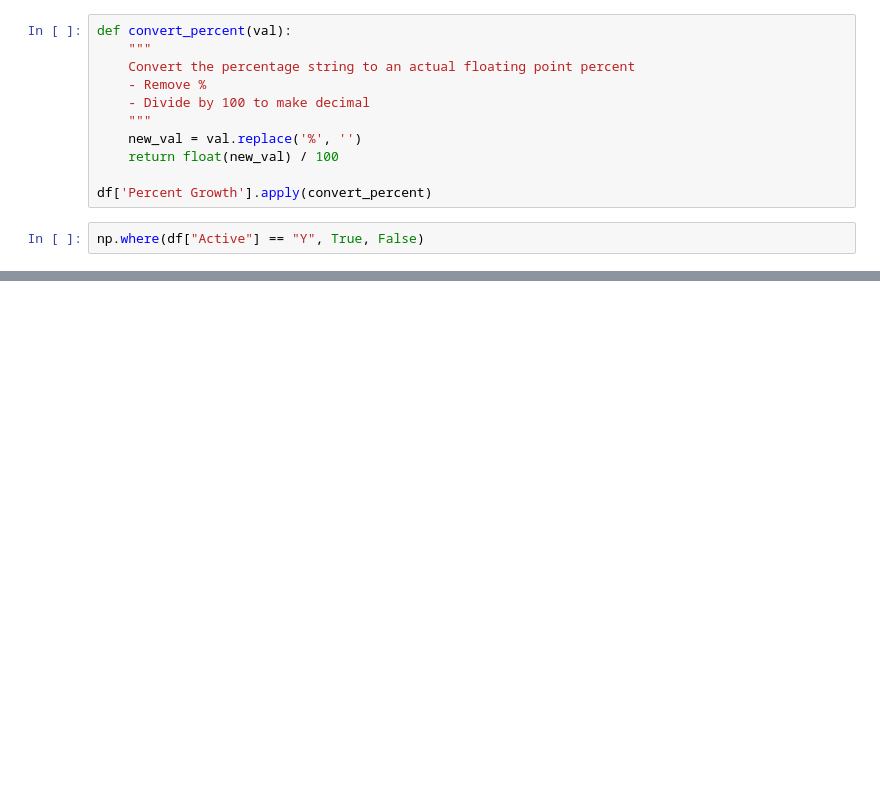
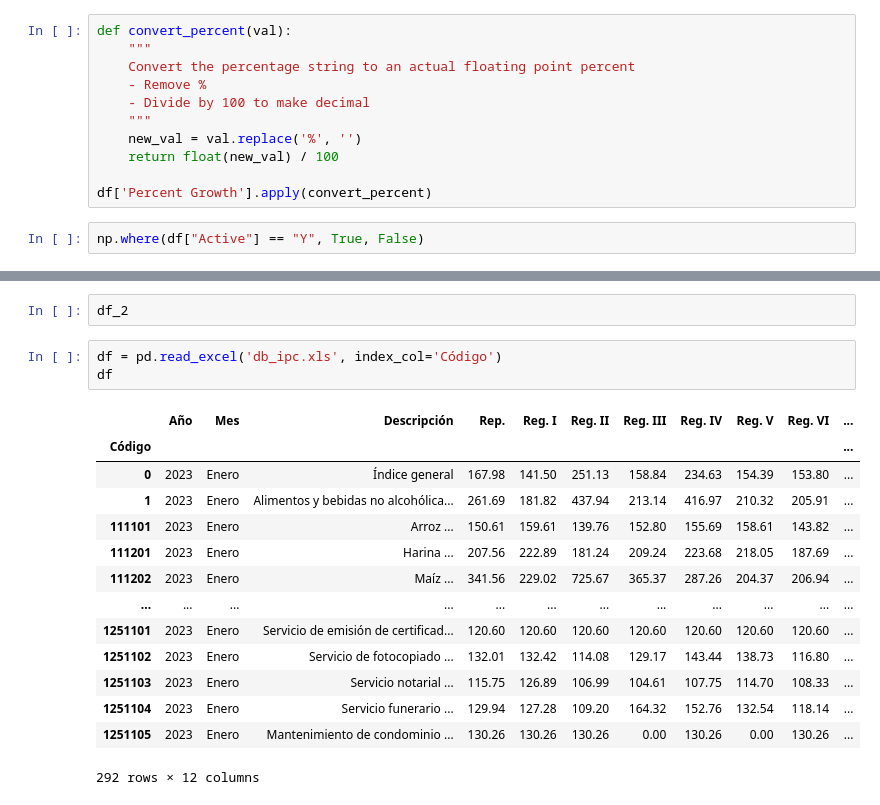
Before and after one commit to 1u1s4/INE_curso_pandas, a Jupyter notebook: Untitled-1.ipynb, the cells around one changed output, grey strips where cells are left out. Drawn from its saved outputs; the diff is of its cells as text; blank space fills up the shorter version.

```diff
--- a/Untitled-1.ipynb
+++ b/Untitled-1.ipynb
@@ -64,0 +63,20 @@ df["Customer Name"].memory_usage()
+# %%
+df_2
+# %%
+df = pd.read_excel('db_ipc.xls', index_col='Código')
+df
+# %% [output]
+|  | Año | Mes | Descripción | Rep. | Reg. I | Reg. II | Reg. III | Reg. IV | Reg. V | Reg. VI | ... |
+| Código |  |  |  |  |  |  |  |  |  |  | ... |
+| 0 | 2023 | Enero | Índice general | 167.98 | 141.50 | 251.13 | 158.84 | 234.63 | 154.39 | 153.80 | ... |
+| 1 | 2023 | Enero | Alimentos y bebidas no alcohólica... | 261.69 | 181.82 | 437.94 | 213.14 | 416.97 | 210.32 | 205.91 | ... |
+| 111101 | 2023 | Enero | Arroz ... | 150.61 | 159.61 | 139.76 | 152.80 | 155.69 | 158.61 | 143.82 | ... |
+| 111201 | 2023 | Enero | Harina ... | 207.56 | 222.89 | 181.24 | 209.24 | 223.68 | 218.05 | 187.69 | ... |
+| 111202 | 2023 | Enero | Maíz ... | 341.56 | 229.02 | 725.67 | 365.37 | 287.26 | 204.37 | 206.94 | ... |
+| ... | ... | ... | ... | ... | ... | ... | ... | ... | ... | ... | ... |
+| 1251101 | 2023 | Enero | Servicio de emisión de certificad... | 120.60 | 120.60 | 120.60 | 120.60 | 120.60 | 120.60 | 120.60 | ... |
+| 1251102 | 2023 | Enero | Servicio de fotocopiado ... | 132.01 | 132.42 | 114.08 | 129.17 | 143.44 | 138.73 | 116.80 | ... |
+| 1251103 | 2023 | Enero | Servicio notarial ... | 115.75 | 126.89 | 106.99 | 104.61 | 107.75 | 114.70 | 108.33 | ... |
+| 1251104 | 2023 | Enero | Servicio funerario ... | 129.94 | 127.28 | 109.20 | 164.32 | 152.76 | 132.54 | 118.14 | ... |
+| 1251105 | 2023 | Enero | Mantenimiento de condominio ... | 130.26 | 130.26 | 130.26 | 0.00 | 130.26 | 0.00 | 130.26 | ... |
+292 rows × 12 columns
```
Also changed, not shown: parts of 10 cells of this notebook.
